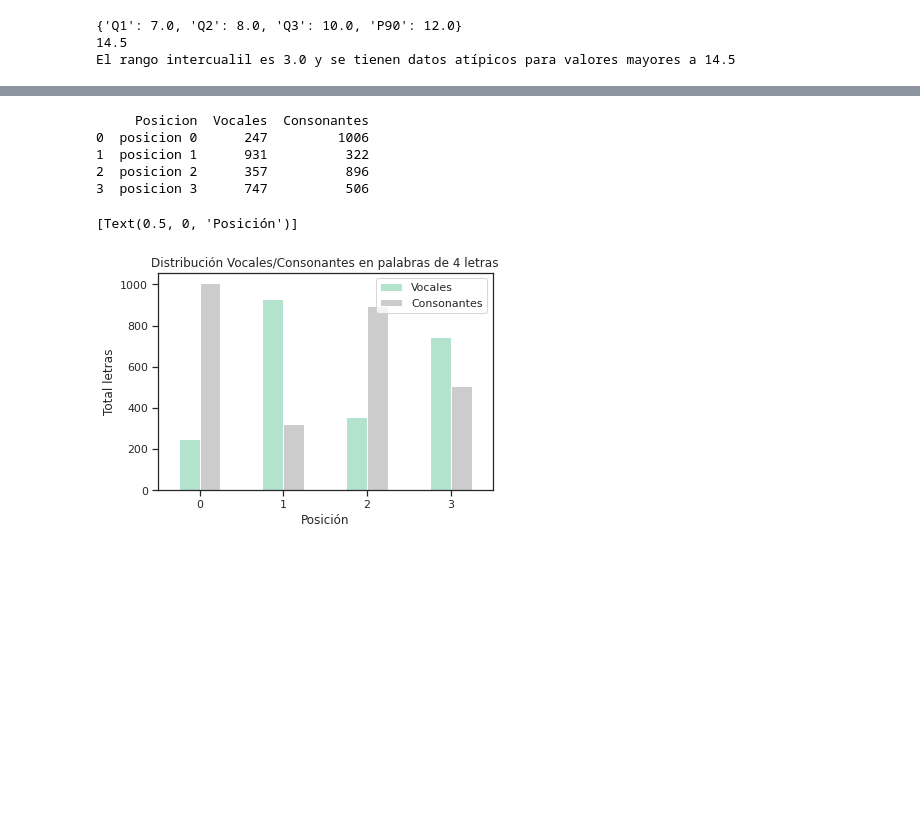
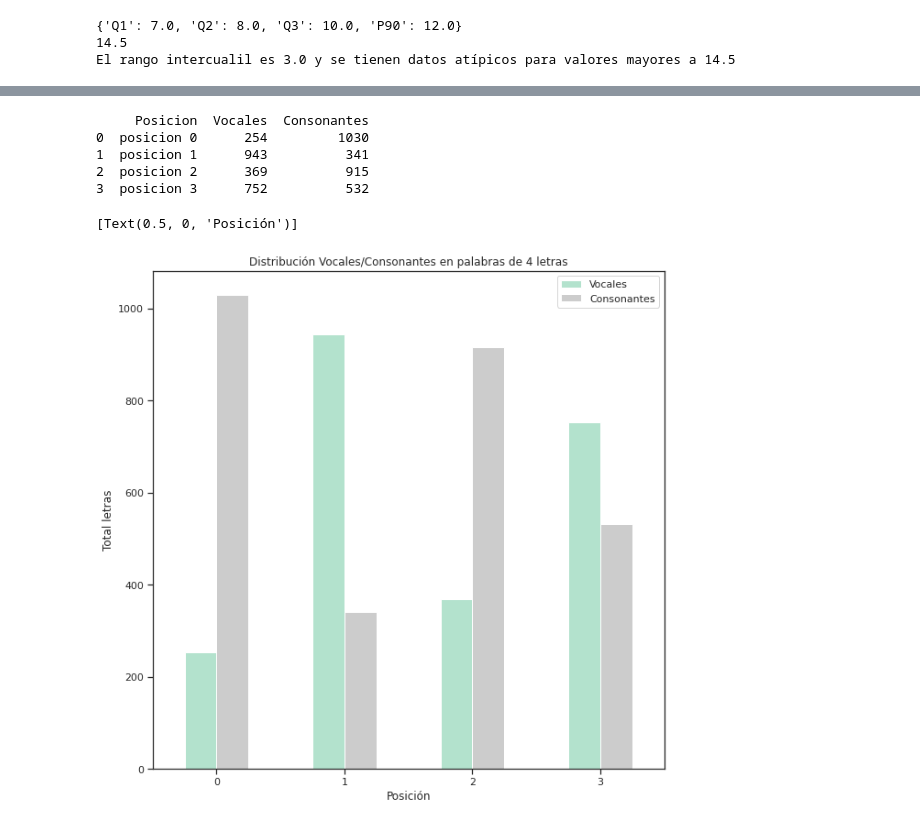
Before and after one commit to Ladangigo/WORDLE_Entendimiento_datos, a Jupyter notebook: Estadisticos.ipynb, the cells around one changed output, grey strips where cells are left out. Cells and saved outputs as stored; diff of their text form; code cells hidden in the pictures; blank space fills up the shorter version.

```diff
--- a/Estadisticos.ipynb
+++ b/Estadisticos.ipynb
@@ -8,10 +8,11 @@ import numpy as np
 from scipy import stats
 import random
 import os
+sns.set_style("whitegrid")
 # %% [markdown]
 Se realizan muestreos de cada fuente de información
 # %%
-with open('/content/Data/final_resume_file.txt', 'r',encoding="utf8") as raw_file:
+with open('/content/Data/final_cleanLauraV4.txt', 'r',encoding="utf8") as raw_file:
     archivo = raw_file.read()
 # %%
 final_resume_file = archivo.split(' ')
@@ -243,19 +446,20 @@ DF_wordInfo = pd.DataFrame(dictToDF_wordInfo)
 sns.set_theme(style="ticks")
 
 # Initialize the figure with a logarithmic x axis
-f, ax = plt.subplots(figsize=(27, 15))
+f, ax = plt.subplots(figsize=(15, 8))
 
 # Plot the orbital period with horizontal boxes
-sns.boxplot(x="Posicion", y="Letra", data=DF_letterPosition.sort_values('Letra'),
-            whis=[0, 100], width=.6, palette="vlag")
+sns.boxplot(x="Letra", y="Posicion", data=DF_letterPosition.sort_values('Letra'),
+            whis=[0, 100], width=.6, color='skyblue')
 
 # Add in points to show each observation
-sns.stripplot(x="Posicion", y="Letra", data=DF_letterPosition.sort_values('Letra'),
-              size=4, color=".3", linewidth=0)
+#sns.stripplot(x="Posicion", y="Letra", data=DF_letterPosition.sort_values('Letra'),size=4, color=".3", linewidth=0)
 
 # Tweak the visual presentation
 ax.xaxis.grid(True)
-ax.set(ylabel="")
-ax.set_title('Boxplot de letra en posición')
+ax.yaxis.grid(True)
+ax.set(ylabel="Posición")
+ax.set_title('Distribución de las letras en las posibles posiciones que puede tomar', fontsize=16)
+ax.set_yticks(np.arange(0, 26, step=2))
 sns.despine(trim=True, left=True)
 # %% [output]
@@ -359,17 +646,17 @@ Lon4 = resumeGroupedDF(groupedDF4)
 print(Lon4)
 # %% [output]
      Posicion  Vocales  Consonantes
-0  posicion 0      247         1006
-1  posicion 1      931          322
-2  posicion 2      357          896
-3  posicion 3      747          506
+0  posicion 0      254         1030
+1  posicion 1      943          341
+2  posicion 2      369          915
+3  posicion 3      752          532
 # %%
-
+sns.set_style("whitegrid", {'axes.grid' : True})
 sns.set_theme(style="ticks")
-barplot = Lon4.plot.bar(rot=0, colormap='Pastel2')
+barplot = Lon4.plot.bar(rot=0, colormap='Pastel2', figsize=(10,10))
 barplot.set_title('Distribución Vocales/Consonantes en palabras de 4 letras')
 barplot.set(ylabel="Total letras")
 barplot.set(xlabel="Posición")
 # %% [output]
 [Text(0.5, 0, 'Posición')]
-[figure, old version]
+[figure, new version]
```
Also changed, not shown: parts of 94 cells of this notebook.
